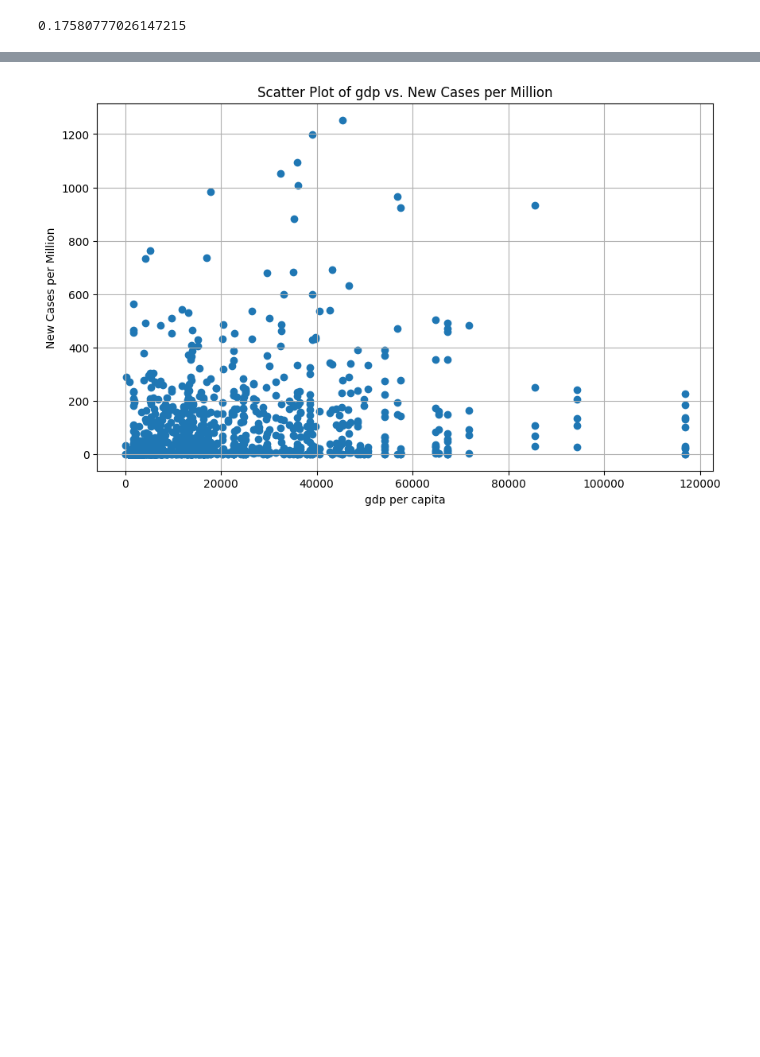
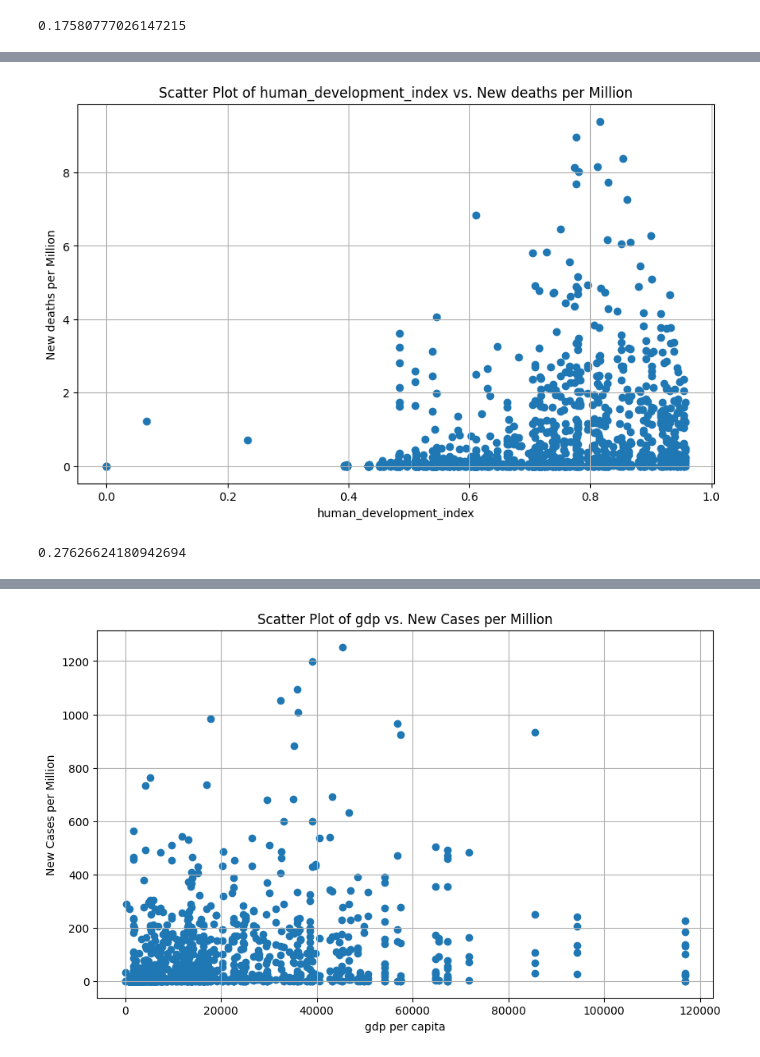
Before and after one commit to ArunKrishnan09/Covid-Analysis, a Jupyter notebook: Covid_analysis.ipynb, the cells around one changed output, grey strips where cells are left out. Saved outputs shown, nothing was run; the diff lists cells and outputs as text; code cells hidden in the pictures; blank space fills up the shorter version.

```diff
--- a/Covid_analysis.ipynb
+++ b/Covid_analysis.ipynb
@@ -900,0 +913,12 @@ misc_case = misc_case.fillna(0)
+# %%
+plt.figure(figsize=(10, 6))
+plt.scatter(misc_case[["human_development_index", "year", "country"]].iloc[:, [0, 1, 2]].groupby(["year", "country"]).mean().reset_index()["human_development_index"], misc_case[["new_deaths_per_million", "year", "country"]].iloc[:, [0, 1, 2]].groupby(["year", "country"]).mean().reset_index()["new_deaths_per_million"])
+plt.xlabel("human_development_index")
+plt.ylabel('New deaths per Million')
+plt.title('Scatter Plot of human_development_index vs. New deaths per Million')
+plt.grid(True)
+plt.show()
+print(misc_case[["human_development_index", "year", "country"]].iloc[:, [0, 1, 2]].groupby(["year", "country"]).mean().reset_index()["human_development_index"].corr(misc_case[["new_deaths_per_million", "year", "country"]].iloc[:, [0, 1, 2]].groupby(["year", "country"]).mean().reset_index()["new_deaths_per_million"]))
+# %% [output]
+[figure, added]
+0.27626624180942694
```
Also changed, not shown: parts of 8 cells of this notebook.
